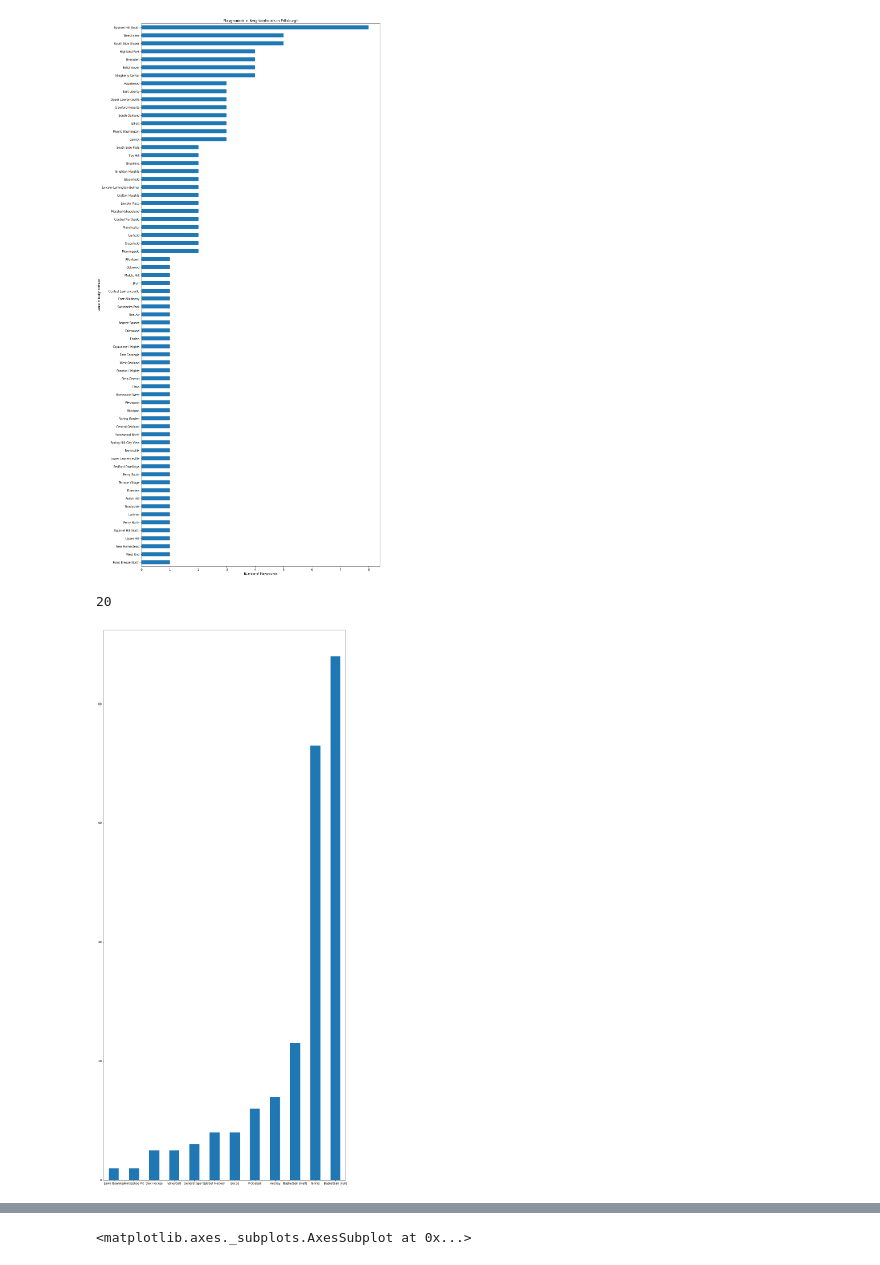
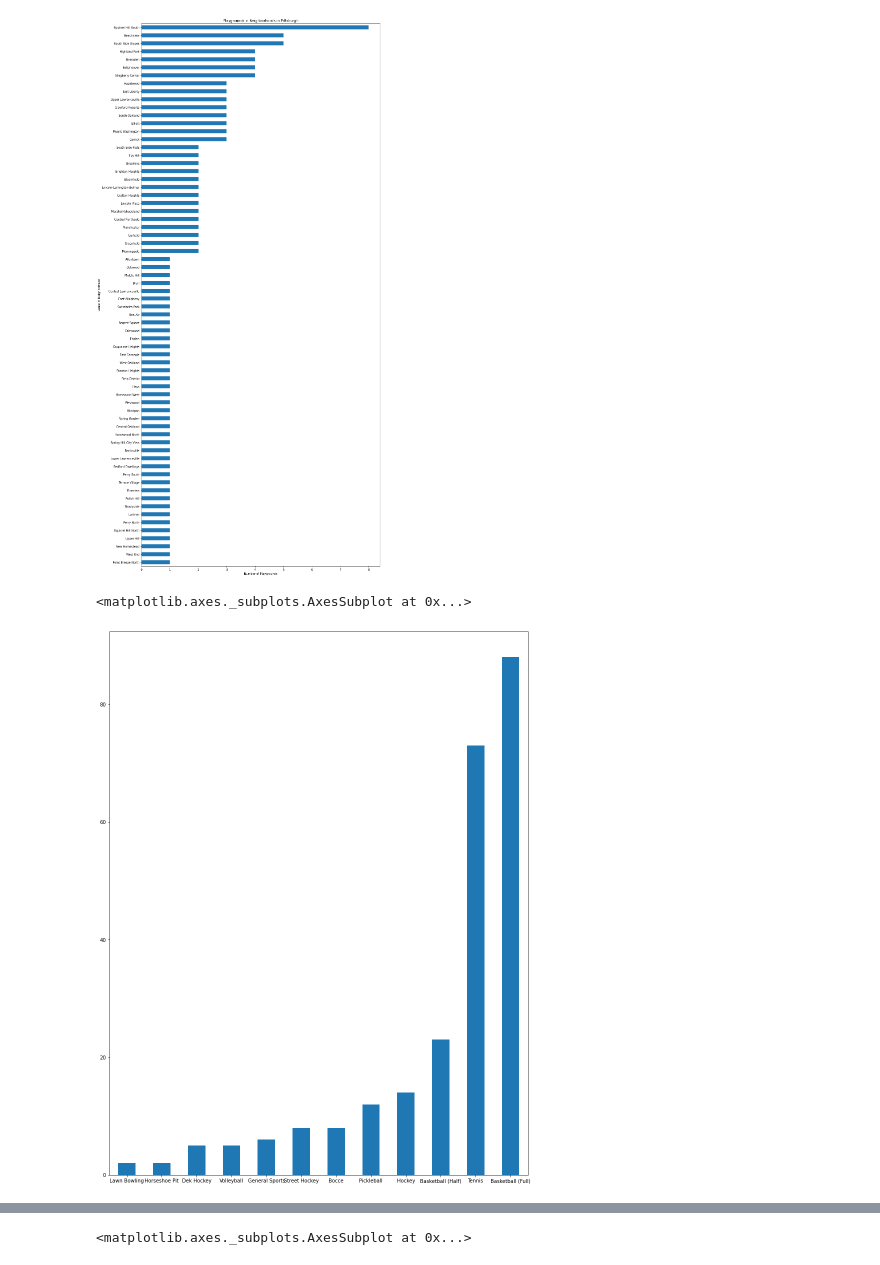
Before and after one commit to pauldoherty4/Pes-Final-Project, a Jupyter notebook: Final-File.ipynb, the cells around one changed output, grey strips where cells are left out. Saved outputs shown, nothing was run; the diff lists cells and outputs as text; code cells hidden in the pictures.

```diff
--- a/Final-File.ipynb
+++ b/Final-File.ipynb
@@ -17,11 +17,10 @@ Text(0.5, 1.0, 'Playgrounds in Neighborhoods in Pittsburgh')
 [figure]
 # %%
 y = df['type'].value_counts().sort_values()
-y.plot(kind='bar', rot=0, figsize=(15,35))
-print(20)
+y.plot(kind='bar', rot=0, figsize=(15,20))
 # %% [output]
-20
+<matplotlib.axes._subplots.AxesSubplot at 0x...>
-[figure, old version]
+[figure, new version]
 # %%
 #Creating a mask for each sport to count how many parks are in each neighborhood
 #Tennis Mask
```
Also changed, not shown: parts of 1 cell of this notebook.
